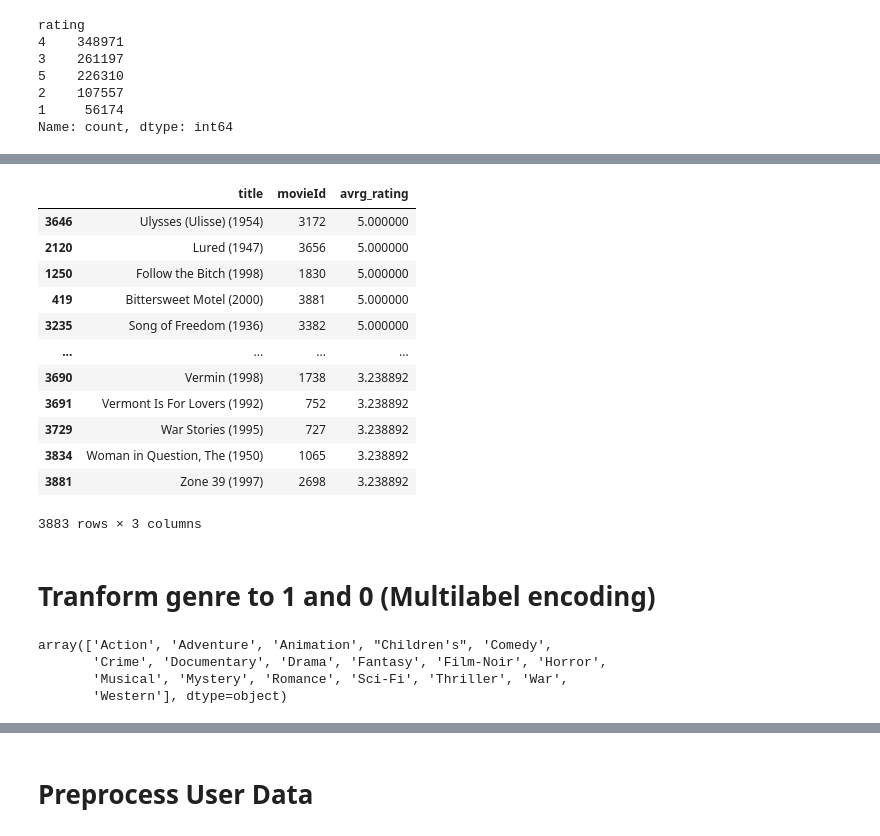
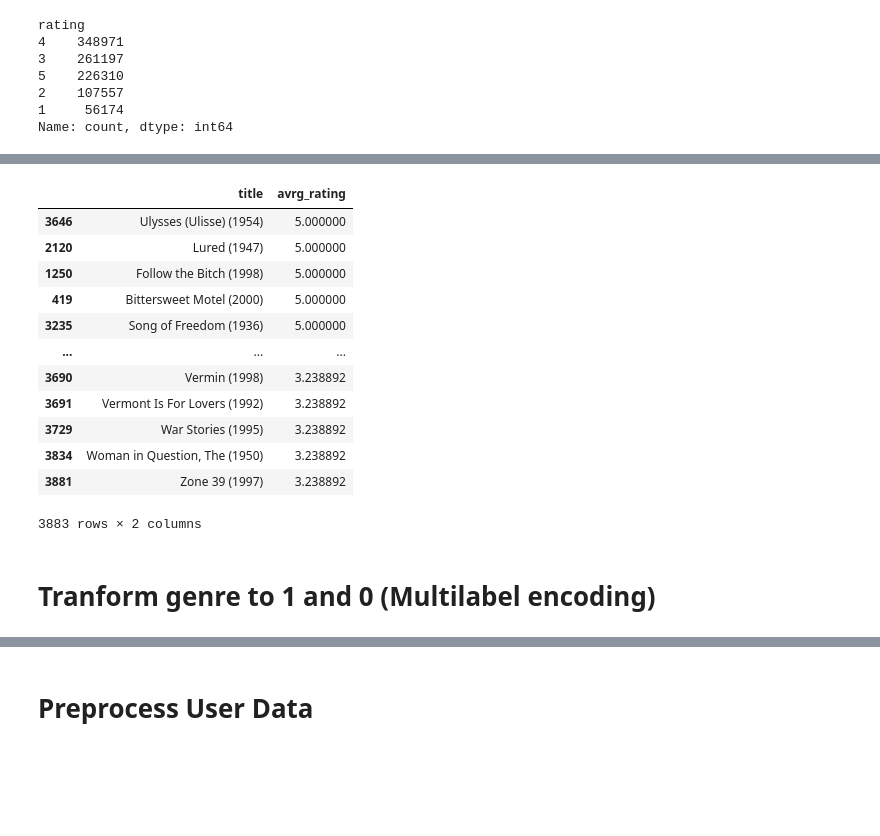
Before and after one commit to r-m-steffi/content_recommendation_K-means, a Jupyter notebook: Movie-Recom-Steffi/Movie_lens_steff.ipynb, the cells around one changed output, grey strips where cells are left out. Saved outputs shown, nothing was run; the diff lists cells and outputs as text; code cells hidden in the pictures; blank space fills up the shorter version.

```diff
--- a/Movie-Recom-Steffi/Movie_lens_steff.ipynb
+++ b/Movie-Recom-Steffi/Movie_lens_steff.ipynb
@@ -195,4 +32,0 @@ df_genre
-# %%
-# Plot genre freq
-genre_freq = dict(genre_freq)
-genre_freq
@@ -244,4 +33,11 @@ import seaborn as sns
 # %%
-sns.barplot(x= 'genre', y= 'count',data= df_genre.sort_values(by = 'count', ascending= False) , palette='viridis', hue='genre' )
-plt.xticks(rotation=90); # ; is to suppress the extra information about the tick labels
-# Least count genres can be considered as niche genres.
+def explore_movie(df):
+    df['genres'] = df['genres'].str.split('|')
+    genre_freq = Counter(g for genre in df['genres'] for g in genre)
+    df_genre = pd.DataFrame.from_dict(data=[genre_freq])
+    df_genre = df_genre.T.reset_index()
+    df_genre.columns = ['genre', 'count']
+    sns.barplot(x= 'genre', y= 'count',data= df_genre.sort_values(by = 'count', ascending= False) , palette='viridis', hue='genre' )
+    plt.xticks(rotation=90); # ; is to suppress the extra information about the tick labels
+    # Least count genres can be considered as niche genres.
+    return df
@@ -250,5 +43,0 @@ plt.xticks(rotation=90); # ; is to suppress the extra information about the tick
-# %%
-# merge ratings and movie df_ to map movie title to movie
-
-df_merged_movie_rating = pd.merge(df_movies,df_ratings,how = 'left',left_on = 'movieId', right_on = 'movieId')
-df_merged_movie_rating
@@ -295,0 +44,2 @@ df_movie_rating
+# %%
+df_movies = explore_movie(df_movies)
@@ -296,21 +48,30 @@ df_movie_rating
 # %%
-average_rating =df_movie_rating.groupby(by=['title','movieId'], dropna= False, as_index=False)['rating'].mean().rename(columns = {'rating' : 'avrg_rating'}).sort_values('avrg_rating', ascending=False)
-#df_average_rating = average_rating.rename(columns= { 'rating':'avrg_rating'})
-average_rating.fillna(average_rating['avrg_rating'].mean())
+# merge ratings and movie df_ to map movie title to movie
+def average_movie_rating(df_m,df_r):
+    df_merged_movie_rating = pd.merge(df_m,df_r,how = 'left',left_on = 'movieId', right_on = 'movieId')
+    first_cols = ['userId','title', 'rating','movieId']
+    remaining_cols = [col for col in df_merged_movie_rating if col not in first_cols]
+    df_movie_rating = df_merged_movie_rating[first_cols +remaining_cols]
+    average_rating =df_movie_rating.groupby(by=['title'], dropna= False, as_index=False)['rating'].mean().rename(columns = {'rating' : 'avrg_rating'}).sort_values('avrg_rating', ascending=False)
+    #df_average_rating = average_rating.rename(columns= { 'rating':'avrg_rating'})
+    return (average_rating.fillna(average_rating['avrg_rating'].mean()))
+
+average_rating = average_movie_rating(df_movies,df_ratings)
+average_rating
 # %% [output]
-|  | title | movieId | avrg_rating |
-| 3646 | Ulysses (Ulisse) (1954) | 3172 | 5.000000 |
-| 2120 | Lured (1947) | 3656 | 5.000000 |
-| 1250 | Follow the Bitch (1998) | 1830 | 5.000000 |
-| 419 | Bittersweet Motel (2000) | 3881 | 5.000000 |
-| 3235 | Song of Freedom (1936) | 3382 | 5.000000 |
-| ... | ... | ... | ... |
-| 3690 | Vermin (1998) | 1738 | 3.238892 |
-| 3691 | Vermont Is For Lovers (1992) | 752 | 3.238892 |
-| 3729 | War Stories (1995) | 727 | 3.238892 |
-| 3834 | Woman in Question, The (1950) | 1065 | 3.238892 |
-| 3881 | Zone 39 (1997) | 2698 | 3.238892 |
+|  | title | avrg_rating |
+| 3646 | Ulysses (Ulisse) (1954) | 5.000000 |
+| 2120 | Lured (1947) | 5.000000 |
+| 1250 | Follow the Bitch (1998) | 5.000000 |
+| 419 | Bittersweet Motel (2000) | 5.000000 |
+| 3235 | Song of Freedom (1936) | 5.000000 |
+| ... | ... | ... |
+| 3690 | Vermin (1998) | 3.238892 |
+| 3691 | Vermont Is For Lovers (1992) | 3.238892 |
+| 3729 | War Stories (1995) | 3.238892 |
+| 3834 | Woman in Question, The (1950) | 3.238892 |
+| 3881 | Zone 39 (1997) | 3.238892 |
-3883 rows × 3 columns
+3883 rows × 2 columns
 # %% [markdown]
 # Tranform genre to 1 and 0 (Multilabel encoding)
 # %%
@@ -318,11 +81 @@ from sklearn.preprocessing import MultiLabelBinarizer
 mlb = MultiLabelBinarizer()
-# %%
-df_movies['genres']
-encoded_genre = mlb.fit_transform(df_movies['genres'])
-encoded_genre
-mlb.classes_
-# %% [output]
-array(['Action', 'Adventure', 'Animation', "Children's", 'Comedy',
-       'Crime', 'Documentary', 'Drama', 'Fantasy', 'Film-Noir', 'Horror',
-       'Musical', 'Mystery', 'Romance', 'Sci-Fi', 'Thriller', 'War',
-       'Western'], dtype=object)
```
Also changed, not shown: parts of 73 cells of this notebook, 2 other files.
